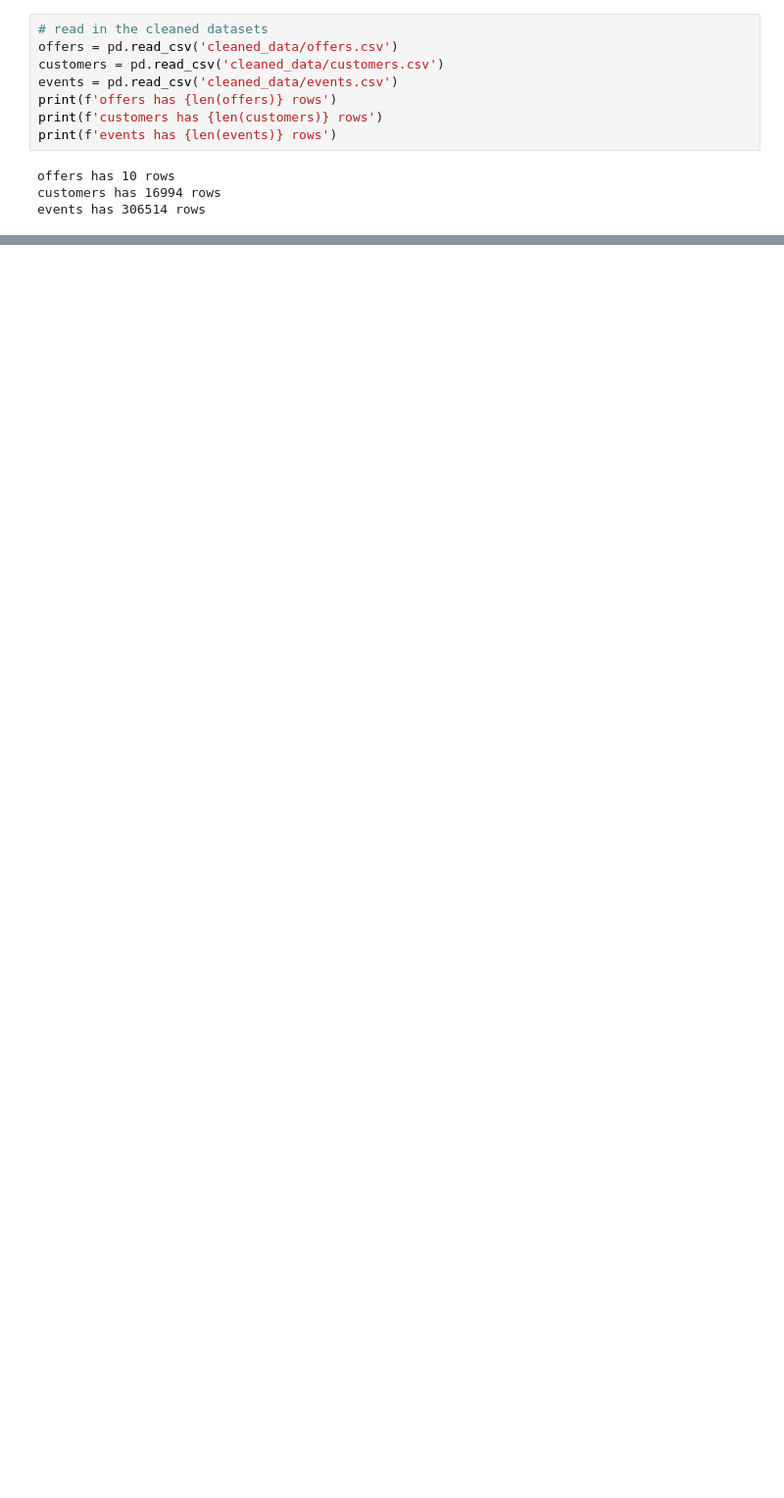
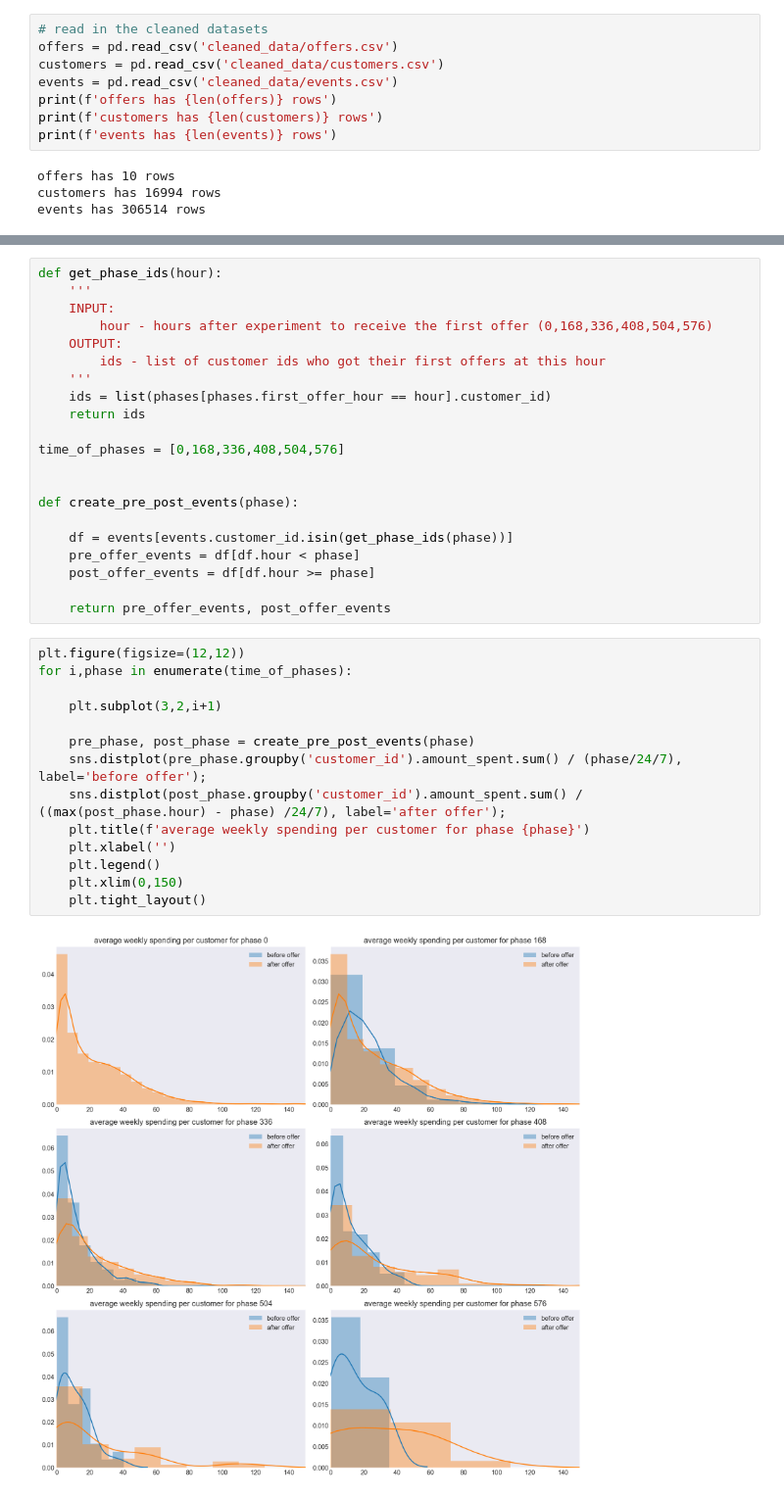
Before and after one commit to kevingao1136/Udacity_DataScience_Nanodegree, a Jupyter notebook: Starbucks_Capstone_Challenge/experiment_understanding.ipynb, the cells around one changed output, grey strips where cells are left out. Shown at 98% size. Cells and saved outputs as stored; diff of their text form; blank space fills up the shorter version.

Commit message:
changed weekly amount/transaction computation

```diff
--- a/Starbucks_Capstone_Challenge/experiment_understanding.ipynb
+++ b/Starbucks_Capstone_Challenge/experiment_understanding.ipynb
@@ -42,0 +42,37 @@ plt.xticks(rotation=360); plt.title('NO. of customers to receive 1st offer');
+# %%
+def get_phase_ids(hour):
+    '''
+    INPUT:
+        hour - hours after experiment to receive the first offer (0,168,336,408,504,576)
+    OUTPUT:
+        ids - list of customer ids who got their first offers at this hour
+    '''
+    ids = list(phases[phases.first_offer_hour == hour].customer_id)
+    return ids
+
+time_of_phases = [0,168,336,408,504,576]
+
+
+def create_pre_post_events(phase):
+
+    df = events[events.customer_id.isin(get_phase_ids(phase))]
+    pre_offer_events = df[df.hour < phase]
+    post_offer_events = df[df.hour >= phase]
+
+    return pre_offer_events, post_offer_events
+# %%
+plt.figure(figsize=(12,12))
+for i,phase in enumerate(time_of_phases):
+
+    plt.subplot(3,2,i+1)
+
+    pre_phase, post_phase = create_pre_post_events(phase)
+    sns.distplot(pre_phase.groupby('customer_id').amount_spent.sum() / (phase/24/7), label='before offer');
+    sns.distplot(post_phase.groupby('customer_id').amount_spent.sum() / ((max(post_phase.hour) - phase) /24/7), label='after offer');
+    plt.title(f'average weekly spending per customer for phase {phase}')
+    plt.xlabel('')
+    plt.legend()
+    plt.xlim(0,150)
+    plt.tight_layout()
+# %% [output]
+[figure, added]
```
Also changed, not shown: parts of 18 cells of this notebook.
